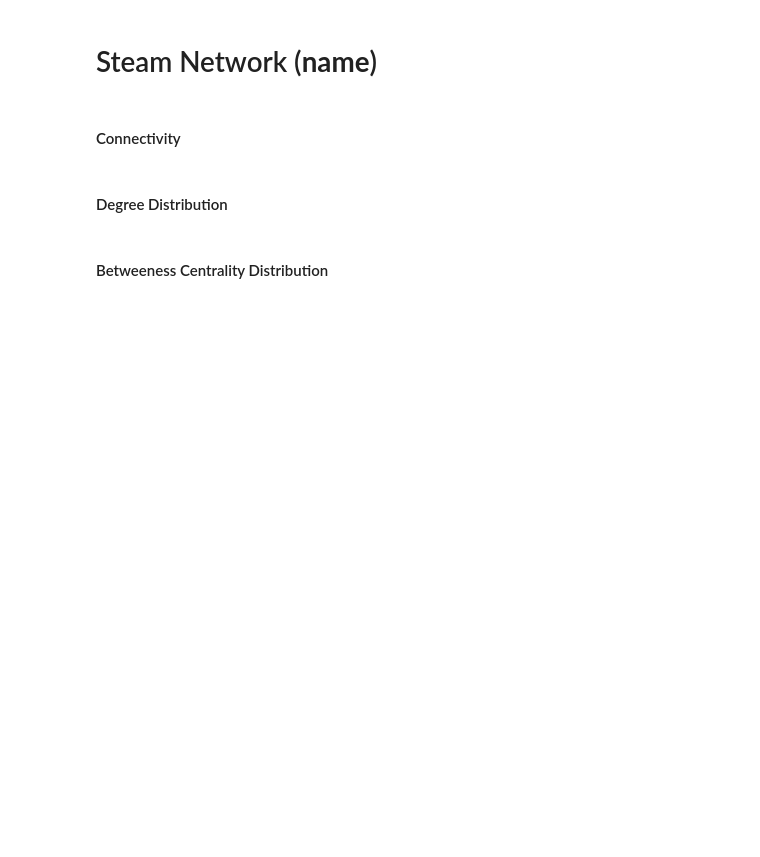
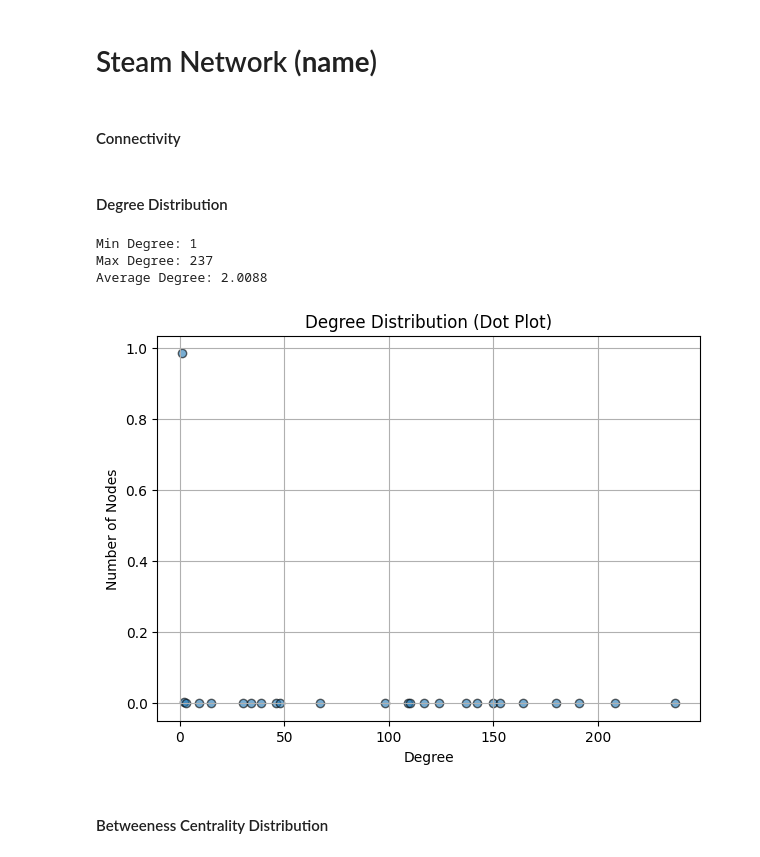
Before and after one commit to Master-HPC-2025/SNA-steam, a Jupyter notebook: project.ipynb, the cells around one changed output. Saved outputs shown, nothing was run; the diff lists cells and outputs as text; code cells hidden in the pictures; blank space fills up the shorter version.

Commit message:
initial plots

```diff
--- a/project.ipynb
+++ b/project.ipynb
@@ -6,3 +7,10 @@ import numpy as np
 import pprint
 import collections
 import powerlaw
+# %%
+matrix = io.mmread('network/multi_start.mtx')
+
+G = nx.from_scipy_sparse_array(matrix, parallel_edges=False)
+
+print(f"Nodes: {G.number_of_nodes()}, Edges: {G.number_of_edges()}")
+print("First 10 edges:", list(G.edges())[:10])
@@ -343,5 +357,12 @@ def plot_graph_all_layouts(G, name, figsize=(30, 20)):
 #### Connectivity
 # %% [markdown]
 #### Degree Distribution
+# %%
+degree_summary_and_distribution(G)
+# %% [output]
+Min Degree: 1
+Max Degree: 237
+Average Degree: 2.0088
+[figure, added]
 # %% [markdown]
 #### Betweeness Centrality Distribution
```
Also changed, not shown: parts of 7 cells of this notebook, 1 other file.
